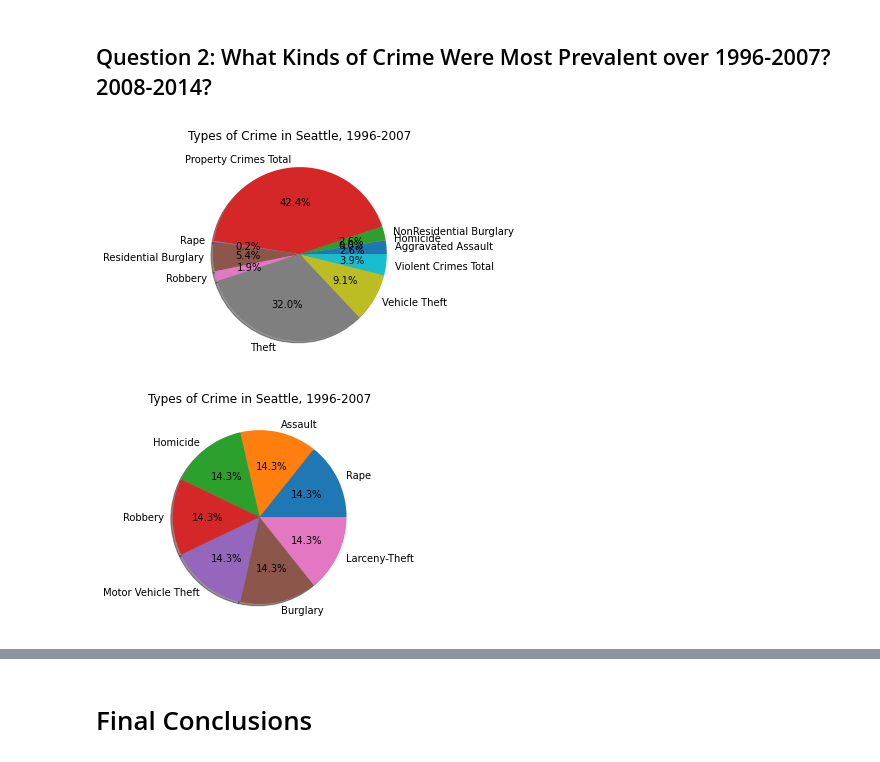
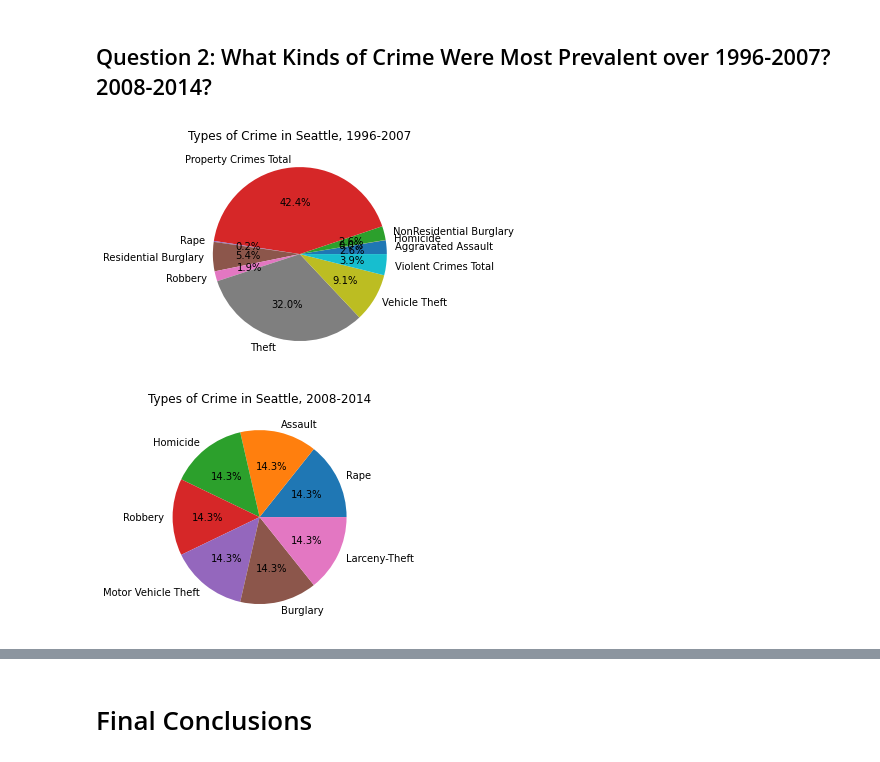
Before and after one commit to UPstartDeveloper/seattle-crime-analysis, a Jupyter notebook: analysis.ipynb, the cells around one changed output, grey strips where cells are left out. Saved outputs shown, nothing was run; the diff lists cells and outputs as text; code cells hidden in the pictures.

```diff
--- a/analysis.ipynb
+++ b/analysis.ipynb
@@ -123,13 +123,31 @@ plt.show()
 [figure]
 # %% [markdown]
 ## Question 2: What Kinds of Crime Were Most Prevalent over 1996-2007? 2008-2014?
+# %%
+def make_pie_chart(x, labels, title):
+    """Creates a pie chart to represent the data, x.
+       Depends on Matplotlib.
+
+       Parameters:
+       x(list of numbers): data to plot
+       labels(list of str): must be same length as x,
+                            and index position of each str corresponds
+                            with whichever group in x that it labels
+       title(str): descriptive name for the plot as a whole
+
+       Returns: None
+
+    """
+    plt.pie(x, labels=labels, autopct='%1.1f%%')
+    plt.title(title)
+    plt.show()
 # %%
 # Store variables for column names
 ct, reported = 'Crime_Type', 'Report_Year_Total'
 # For each DataFrame, we can determine all the different crime types
 crime_types_96 = df1[ct].unique()
 
-# For 2008-2014, Create a Pie Chart for the different crime types
+# For 2008-2014, count amounts of different crime types
 crime_counts_by_type = list()
 for crime in crime_types_96:
     counts = df1.loc[df1[ct] == crime, [reported]].values
@@ -137,23 +155,23 @@ for crime in crime_types_96:
     crime_count = sum(counts)
     crime_counts_by_type.append(crime_count)
 
-plt.pie(crime_counts_by_type, labels=crime_types_96, autopct='%1.1f%%', shadow=True)
-plt.title("Types of Crime in Seattle, 1996-2007")
-plt.show()
+# Pie Chart Representation
+make_pie_chart(crime_counts_by_type, crime_types_96,
+                "Types of Crime in Seattle, 1996-2007")
 # %% [output]
-[figure, old version]
+[figure, new version]
 # %%
 # Find the Crime Types for 2008-2014
 crime_types_08 = df2[ct.upper()].unique()
 
 # Create a Pie Chart for the different crime types
 crime_counts_by_type = list()
 for crime in crime_types_08:
     crime_count = df2[ct.upper()].value_counts()[crime]
     crime_counts_by_type.append(crime_count)
 
-plt.pie(crime_counts_by_type, labels=crime_types_08, autopct='%1.1f%%', shadow=True)
-plt.title("Types of Crime in Seattle, 2008-2014")
-plt.show()
+# Pie Chart Representation
+make_pie_chart(crime_counts_by_type, crime_types_08,
+                "Types of Crime in Seattle, 2008-2014")
 # %% [output]
-[figure, old version]
+[figure, new version]
```
Also changed, not shown: parts of 7 cells of this notebook.
